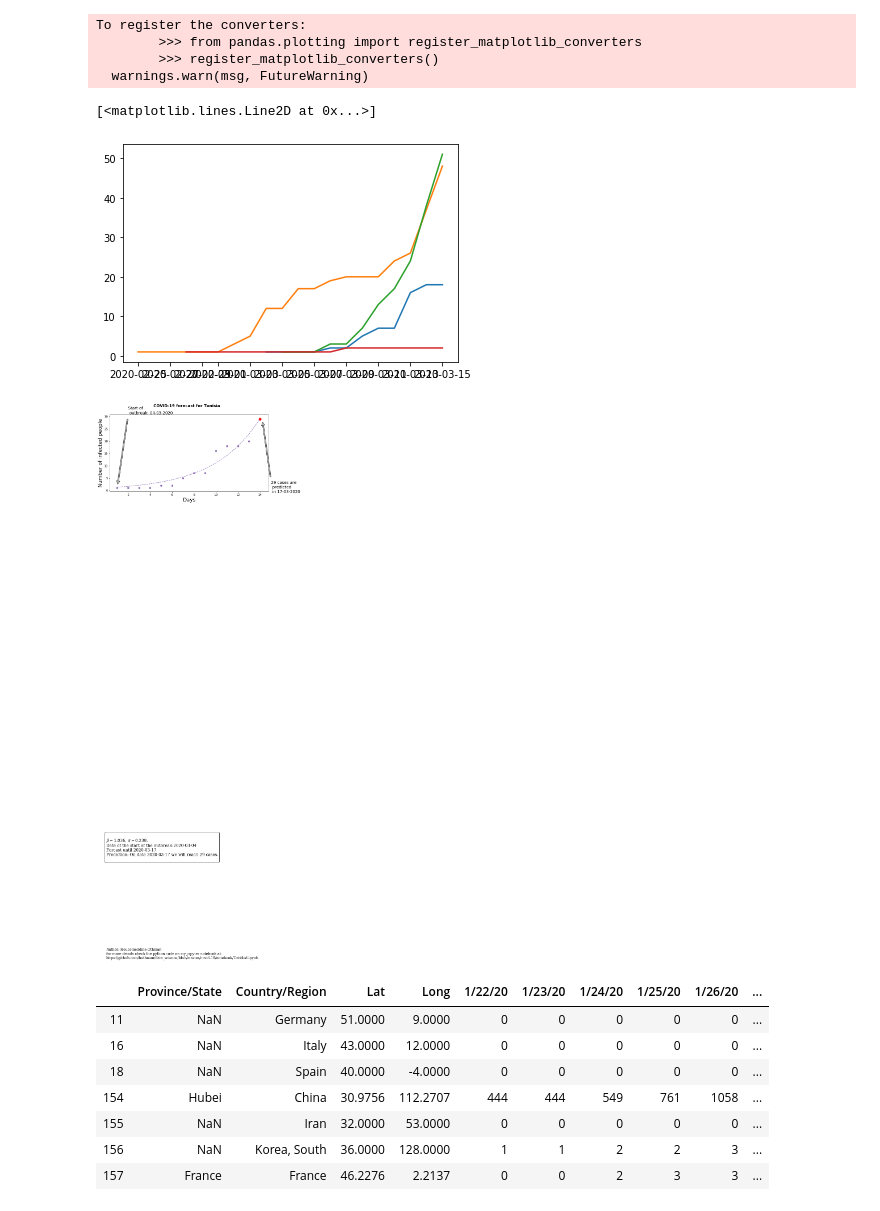
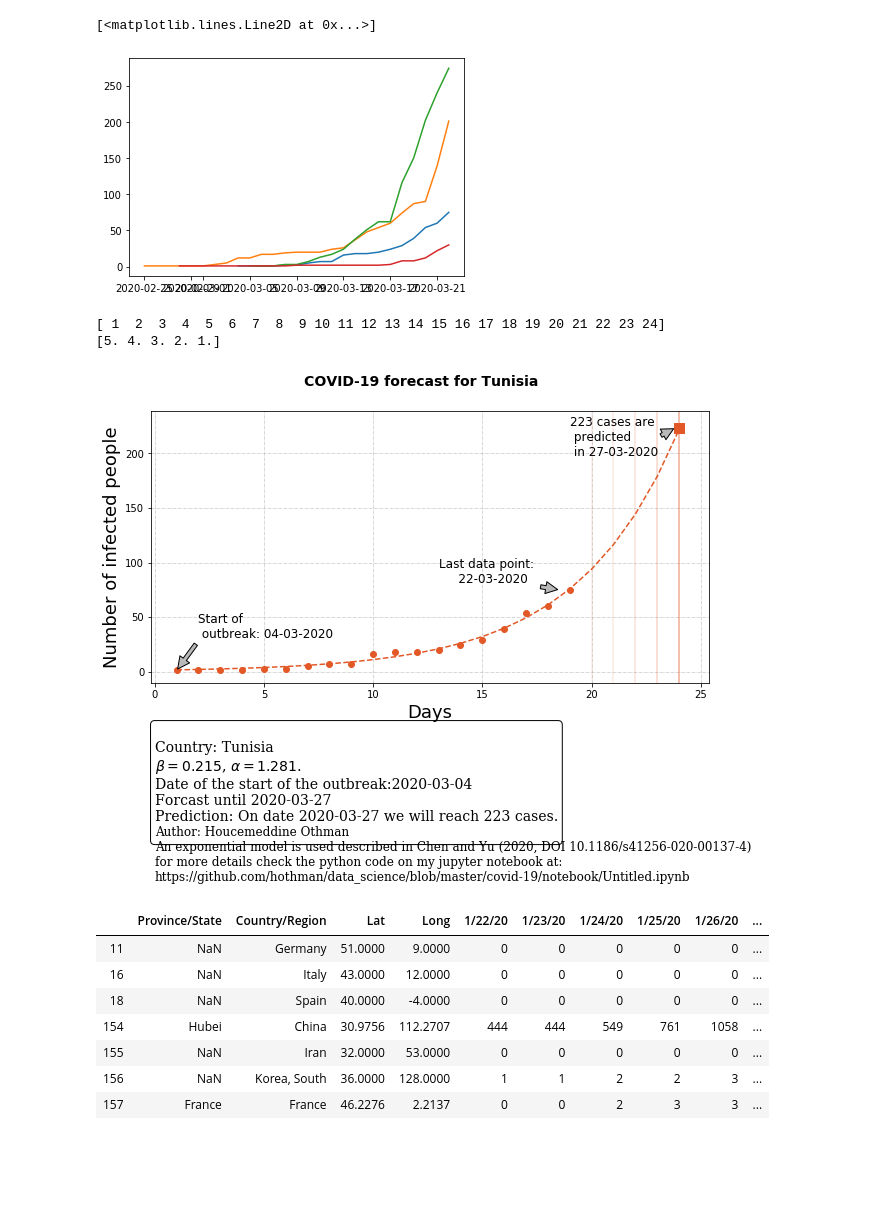
Before and after one commit to hothman/data_science, a Jupyter notebook: covid-19/notebook/Untitled.ipynb, the cells around one changed output. Cells and saved outputs as stored; diff of their text form; code cells hidden in the pictures; blank space fills up the shorter version.

Commit message:
standalone forecast script+modification in graph

```diff
--- a/covid-19/notebook/Untitled.ipynb
+++ b/covid-19/notebook/Untitled.ipynb
@@ -12,7 +12,7 @@ def clean_data(dataframe, country):
     mydata.rename(columns={0:"cumulative_count"}, inplace=True)
     mydata["date"] = pd.to_datetime( mydata.index )
     mydata = mydata[mydata["cumulative_count"]!=0]
-    mydata["days"] = np.linspace(1, len(mydata), len(mydata))
+    mydata["days"] = np.arange(1, len(mydata)+1)
     mydata.reset_index(drop=True, inplace=True)
     return mydata
 
@@ -35,6 +35,7 @@ def plot_exp_forecast(dataframne, popt, forecast_offset=5, color="red"):
     offset_array = np.arange(list(dataframne.days)[-1]+1, list(dataframne.days)[-1]+forecast_offset+1  )
     offset = np.append(dataframne.days, offset_array )
     plot2 =  plt.plot(offset, expgrowth(offset, *popt),"--",color =color)
+    print(offset)
     return plot1, plot2
 
 
@@ -66,12 +69,8 @@ plt.plot(SA.date, SA.cumulative_count)
 #plt.plot(Egypt.date, Egypt.cumulative_count )
 plt.plot(Nigeria.date, Nigeria.cumulative_count )
 # %% [output]
-To register the converters:
-        >>> from pandas.plotting import register_matplotlib_converters
-        >>> register_matplotlib_converters()
-  warnings.warn(msg, FutureWarning)
+[<matplotlib.lines.Line2D at 0x...>]
-[<matplotlib.lines.Line2D at 0x...>]
-[figure, old version]
+[figure, new version]
 # %%
 import random
 import matplotlib.colors as col
@@ -84,10 +83,12 @@ def random_col(alpha=1, keep_alpha=False):
     b = random.random()
     return col.to_hex((r, g, b, alpha), keep_alpha=keep_alpha)
 
-def wrap(countries, dataframe, forecast=1):
+def wrap(countries, dataframe, forecast=5):
     number_of_panels = len(countries)
     fig, axs = plt.subplots(figsize=(10, 5) )
+
     for country in countries:
+        color =  random_col()
         idx = countries.index(country)
         clean = clean_data(dataframe, country)
         forecasted_date = list(clean.date)[-1]+timedelta(days=forecast)
@@ -102,10 +103,11 @@ def wrap(countries, dataframe, forecast=1):
         fig.suptitle('COVID-19 forecast for {0}'.format(country), fontsize=14, fontweight='bold')
         plt.xlabel("Days", fontsize=18)
         plt.ylabel("Number of infected people", fontsize=18)
-        plot1, plot2 = plot_exp_forecast(clean, popt, forecast, color = random_col() )
+        plot1, plot2 = plot_exp_forecast(clean, popt, forecast, color = color )
         # text to insert in the figure
         text= r"""
-        $\beta = {3}$, $\alpha = {2}$.
+        Country: {6}
+        $\beta = {2}$, $\alpha = {3}$.
         Date of the start of the outbreak:{0}
         Forcast until {1}
         Prediction: On date {4} we will reach {5} cases.
@@ -113,45 +115,71 @@ def wrap(countries, dataframe, forecast=1):
                    forecasted_date.strftime("%Y-%m-%d"),
                    beta, alpha,
                    forecasted_date.strftime("%Y-%m-%d"),
-                   int( round(cases_forecasted_day,0)) )
+                   int( round(cases_forecasted_day,0)),
+                  country)
         text2 = """Author: Houcemeddine Othman
+                   An exponential model is used described in Chen and Yu (2020, DOI 10.1186/s41256-020-00137-4)
                    for more details check the python code on my jupyter notebook at:
                    https://github.com/hothman/data_science/blob/master/covid-19/notebook/Untitled.ipynb"""
 
 
-        plt.scatter(forecast_day, cases_forecasted_day, color="red", s=80 )
+        plt.scatter(forecast_day, cases_forecasted_day, color=color, marker = 's',s=100 )
         plt.text(0, -150, text, ha='left', wrap=True, fontsize=14, family='serif',
                 bbox=dict(boxstyle="round", fc="none") )
-        plt.text(0, -190, text2 , ha='left', wrap=True, fontsize=12, family='serif',
-                 )
+        plt.text(0, -190, text2 , ha='left', wrap=True, fontsize=12, family='serif')
+
+        plt.grid( linestyle='-.', linewidth=0.5, which='both')
 
         start_day = list(clean.days)[0]
+
         cases_on_start_day = list(clean.cumulative_count)[0]
         x_annot_box1 = start_day+1
         y_annot_box1 = cases_on_start_day+30
         axs.annotate('Start of \n outbreak: {0} '.format(clean.date[0].strftime("%d-%m-%Y")) ,
             xy=(start_day, cases_on_start_day),
             xytext=(x_annot_box1, y_annot_box1),
-            fontsize=14,
+            fontsize=12,
             arrowprops=dict(facecolor='#B9B9B9', shrink=0.05))
 
-        x_annot_box2 = forecast_day+1
-        y_annot_box2 = cases_forecasted_day-30
+        end_data = list(clean.days)[-1]
+        end_data_cases = list(clean.cumulative_count)[-1]
+        x_annot_box3 = end_data - 6
+        y_annot_box3 = end_data_cases+6
+        axs.annotate('Last data point: \n     {0} '.format(clean.date[len(clean.date)-1].strftime("%d-%m-%Y")) ,
+        xy=(end_data-0.5, end_data_cases),
+        xytext=(x_annot_box3, y_annot_box3),
+        fontsize=12,
+        arrowprops=dict(facecolor='#B9B9B9', shrink=0.05))
+
+        x_annot_box2 = forecast_day-5
+        y_annot_box2 = cases_forecasted_day-25
         axs.annotate('{0} cases are \n predicted \n in {1}'.format(int( round(cases_forecasted_day,0)),
             forecasted_date.strftime("%d-%m-%Y")) ,
-            xy=(forecast_day+0.2, cases_forecasted_day),
+            xy=(forecast_day-0.2, cases_forecasted_day),
             xytext=(x_annot_box2, y_annot_box2),
-            fontsize=14,
+            fontsize=12,
             arrowprops=dict(facecolor='#B9B9B9', shrink=0.05))
+
+        # Draw hlines
+        day_array = np.arange(end_data+1, forecast_day+1)
+        alpha =  np.flip( np.linspace(1, len(day_array), len(day_array)) )
+        print(alpha)
+        for line, myalpha in zip(day_array, alpha):
+            plt.axvline(x=line, alpha = 1./(myalpha*2), color = color, linestyle = "-")
+
+        print()
 
 
 
 
 
-wrap(["Tunisia"], data)
-#plt.savefig("/home/houcemeddine/Desktop/Tunisia_forcast15March.svg")
+
+wrap([ "Tunisia", ], data, forecast=5)
+plt.savefig("/home/houcemeddine/Desktop/Tunisia_forcast23March.svg")
 # %% [output]
+[ 1  2  3  4  5  6  7  8  9 10 11 12 13 14 15 16 17 18 19 20 21 22 23 24]
+[5. 4. 3. 2. 1.]
-[figure, old version]
+[figure, new version]
 # %%
 data[data["3/16/20"]>5000]
 # %% [output]
```
Also changed, not shown: parts of 9 cells of this notebook, 12 other files.
